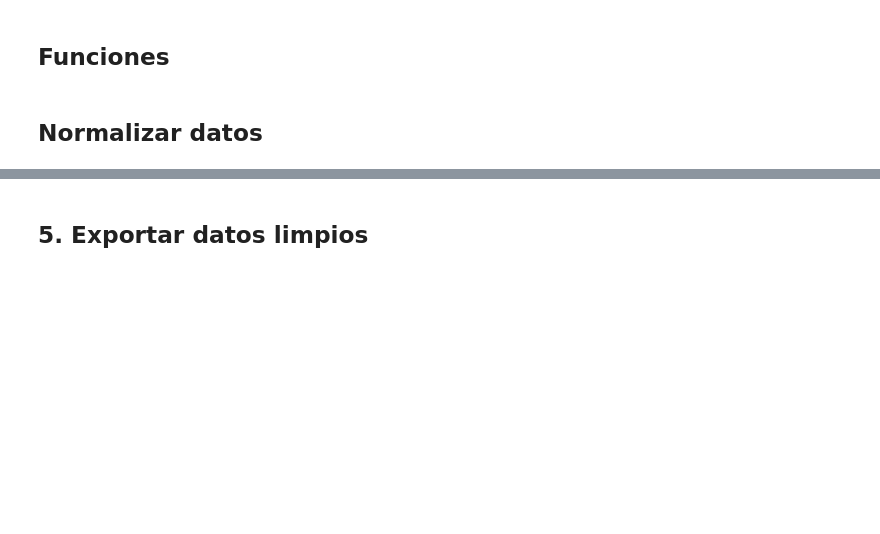
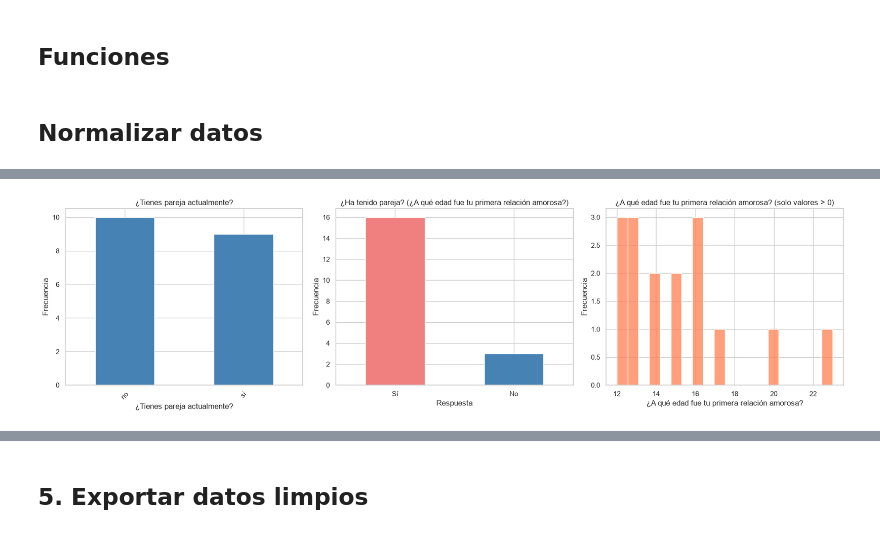
Before and after one commit to Acatlan-SI/LimpiezaData, a Jupyter notebook: notebooks/01_limpieza_datos.ipynb, the cells around one changed output, grey strips where cells are left out. Cells and saved outputs as stored; diff of their text form; code cells hidden in the pictures; blank space fills up the shorter version.

Commit message:
Primer análisis

```diff
--- a/notebooks/01_limpieza_datos.ipynb
+++ b/notebooks/01_limpieza_datos.ipynb
@@ -181,13 +271,18 @@ def normalizar_texto(serie):
 # %% [markdown]
 ## Normalizar datos
 # %%
-# Obtener los nombres de las columnas a procesar (todas excepto la 0 y la 3)
+# Normalizar columnas de texto
 cols_a_normalizar = [col for i, col in enumerate(df.columns) if i not in [0, 3]]
 
 for col in cols_a_normalizar:
     if df[col].dtype == 'str':
         df[col] = normalizar_texto(df[col])
+# Estandarizar columnas de lista
+indices_listas = [5, 8, 9, 10, 12]
+cols_listas = [df.columns[i] for i in indices_listas if i < len(df.columns)]
 
+for col in cols_listas:
+    df[col] = normalizar_lista(df[col])
 display(df.head(10))
 # %% [output]
 |  | No. Cuenta | ¿Cuál es tu carrera? | ¿Tienes pareja actualmente? | ¿A qué edad fue tu primera relaci... | ¿Qué significa para ti estar enam... | ... |
@@ -203,0 +301,6 @@ display(df.head(10))
+# %%
+col_carrera = df.columns[1]
+df[col_carrera] = limpiar_carrera(df[col_carrera])
+display(df[col_carrera].value_counts().head(20))
+
+df = df.drop(columns=[col_carrera])
@@ -203,0 +327,46 @@ display(df.head(10))
+# %%
+fig, axes = plt.subplots(1, 3, figsize=(18, 5))
+
+# Columna 1: Categórica (ha tenido pareja)
+col_cat = df.columns[1]
+counts = df[col_cat].value_counts()
+counts.plot(kind='bar', ax=axes[0], color='steelblue')
+axes[0].set_title(f'{col_cat}')
+axes[0].set_xlabel(col_cat)
+axes[0].set_ylabel('Frecuencia')
+axes[0].tick_params(axis='x', rotation=45)
+
+# Columna 2: Numérica (primera pareja)
+col_pareja = df.columns[2]
+
+# Función para mapear: 0 -> "No", cualquier otra cosa -> "Sí"
+def clasificar_pareja(valor):
+    if pd.isna(valor):
+        return "No especificado"
+    return "Sí" if valor != 0 else "No"
+
+# Aplicar el mapeo y contar frecuencias
+serie_pareja = df[col_pareja].apply(clasificar_pareja)
+counts_pareja = serie_pareja.value_counts()
+
+# Graficar (usamos colores distintos para Sí/No)
+colores = {'Sí': 'lightcoral', 'No': 'steelblue', 'No especificado': 'gray'}
+bar_colors = [colores.get(x, 'gray') for x in counts_pareja.index]
+
+counts_pareja.plot(kind='bar', ax=axes[1], color=bar_colors)
+axes[1].set_title(f'¿Ha tenido pareja?')
+axes[1].set_xlabel('Respuesta')
+axes[1].set_ylabel('Frecuencia')
+axes[1].tick_params(axis='x', rotation=0)
+
+# Columna 2: Numérica (edad) - Solo valores > 0
+df_edad_filtrada = df[df[col_pareja] > 0][col_pareja]
+sns.histplot(df_edad_filtrada, bins=20, ax=axes[2], color='coral')
+axes[2].set_title(f'{col_pareja} (solo valores > 0)')
+axes[2].set_xlabel(col_pareja)
+axes[2].set_ylabel('Frecuencia')
+
+plt.tight_layout()
+plt.show()
+# %% [output]
+[figure, added]
```
Also changed, not shown: parts of 9 cells of this notebook.
